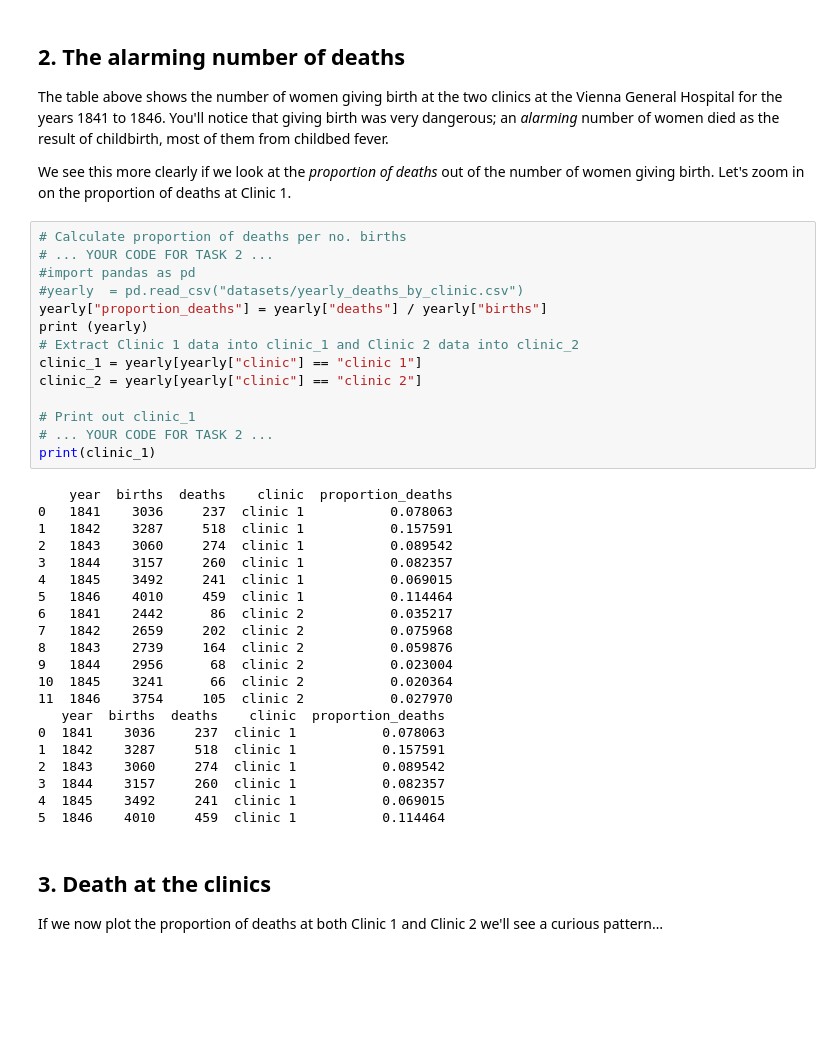
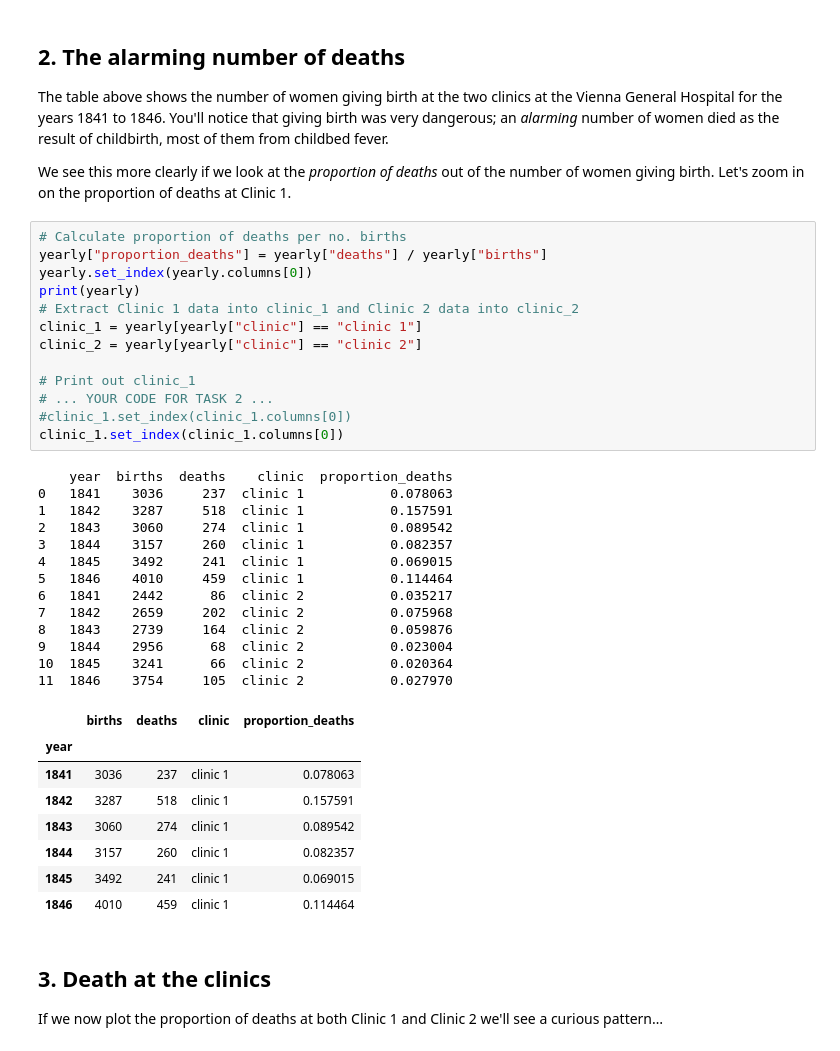
Before and after one commit to hadhemi-eng/Mini_Projet_AD, a Jupyter notebook: notebook.ipynb, the cells around one changed output. Saved outputs shown, nothing was run; the diff lists cells and outputs as text; blank space fills up the shorter version.

```diff
--- a/notebook.ipynb
+++ b/notebook.ipynb
@@ -46,39 +35,39 @@ print (yearly)
 <p>We see this more clearly if we look at the <em>proportion of deaths</em> out of the number of women giving birth. Let's zoom in on the proportion of deaths at Clinic 1.</p>
 # %%
 # Calculate proportion of deaths per no. births
-# ... YOUR CODE FOR TASK 2 ...
-#import pandas as pd
-#yearly  = pd.read_csv("datasets/yearly_deaths_by_clinic.csv")
 yearly["proportion_deaths"] = yearly["deaths"] / yearly["births"]
-print (yearly)
+yearly.set_index(yearly.columns[0])
+print(yearly)
 # Extract Clinic 1 data into clinic_1 and Clinic 2 data into clinic_2
 clinic_1 = yearly[yearly["clinic"] == "clinic 1"]
 clinic_2 = yearly[yearly["clinic"] == "clinic 2"]
 
 # Print out clinic_1
 # ... YOUR CODE FOR TASK 2 ...
-print(clinic_1)
+#clinic_1.set_index(clinic_1.columns[0])
+clinic_1.set_index(clinic_1.columns[0])
 # %% [output]
     year  births  deaths    clinic  proportion_deaths
 0   1841    3036     237  clinic 1           0.078063
 1   1842    3287     518  clinic 1           0.157591
 2   1843    3060     274  clinic 1           0.089542
 3   1844    3157     260  clinic 1           0.082357
 4   1845    3492     241  clinic 1           0.069015
 5   1846    4010     459  clinic 1           0.114464
 6   1841    2442      86  clinic 2           0.035217
 7   1842    2659     202  clinic 2           0.075968
 8   1843    2739     164  clinic 2           0.059876
 9   1844    2956      68  clinic 2           0.023004
 10  1845    3241      66  clinic 2           0.020364
 11  1846    3754     105  clinic 2           0.027970
-   year  births  deaths    clinic  proportion_deaths
-0  1841    3036     237  clinic 1           0.078063
-1  1842    3287     518  clinic 1           0.157591
-2  1843    3060     274  clinic 1           0.089542
-3  1844    3157     260  clinic 1           0.082357
-4  1845    3492     241  clinic 1           0.069015
-5  1846    4010     459  clinic 1           0.114464
+|  | births | deaths | clinic | proportion_deaths |
+| year |  |  |  |  |
+| 1841 | 3036 | 237 | clinic 1 | 0.078063 |
+| 1842 | 3287 | 518 | clinic 1 | 0.157591 |
+| 1843 | 3060 | 274 | clinic 1 | 0.089542 |
+| 1844 | 3157 | 260 | clinic 1 | 0.082357 |
+| 1845 | 3492 | 241 | clinic 1 | 0.069015 |
+| 1846 | 4010 | 459 | clinic 1 | 0.114464 |
 # %% [markdown]
 ## 3. Death at the clinics
 <p>If we now plot the proportion of deaths at both Clinic 1 and Clinic 2  we'll see a curious pattern…</p>
```
Also changed, not shown: parts of 8 cells of this notebook, 1 other file.
